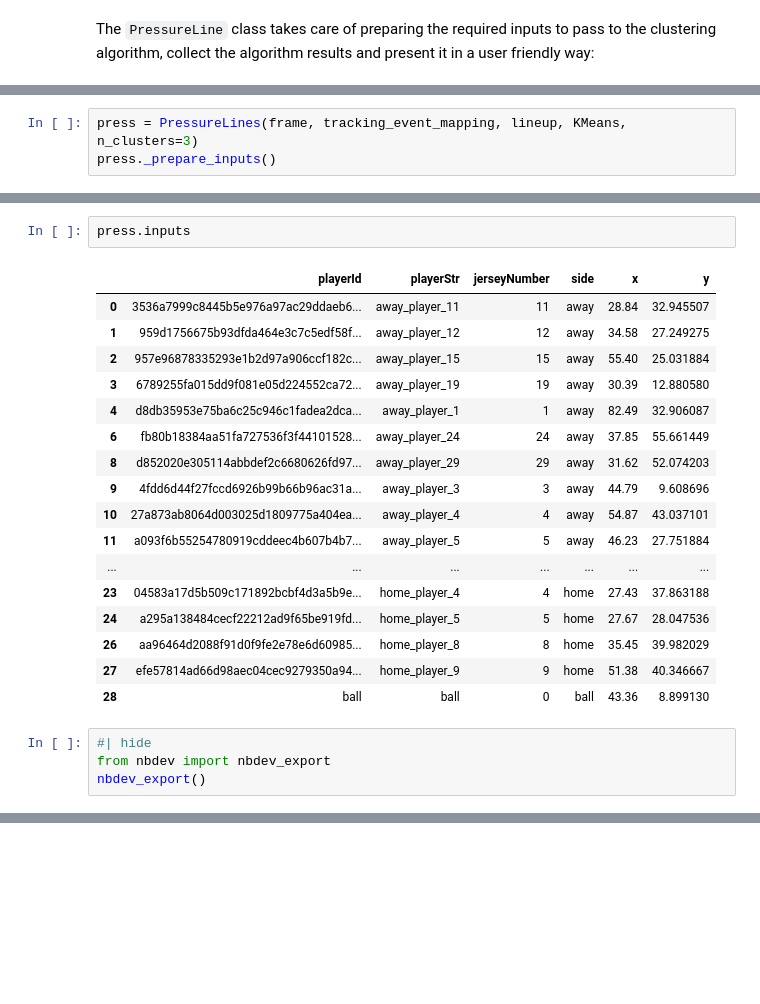
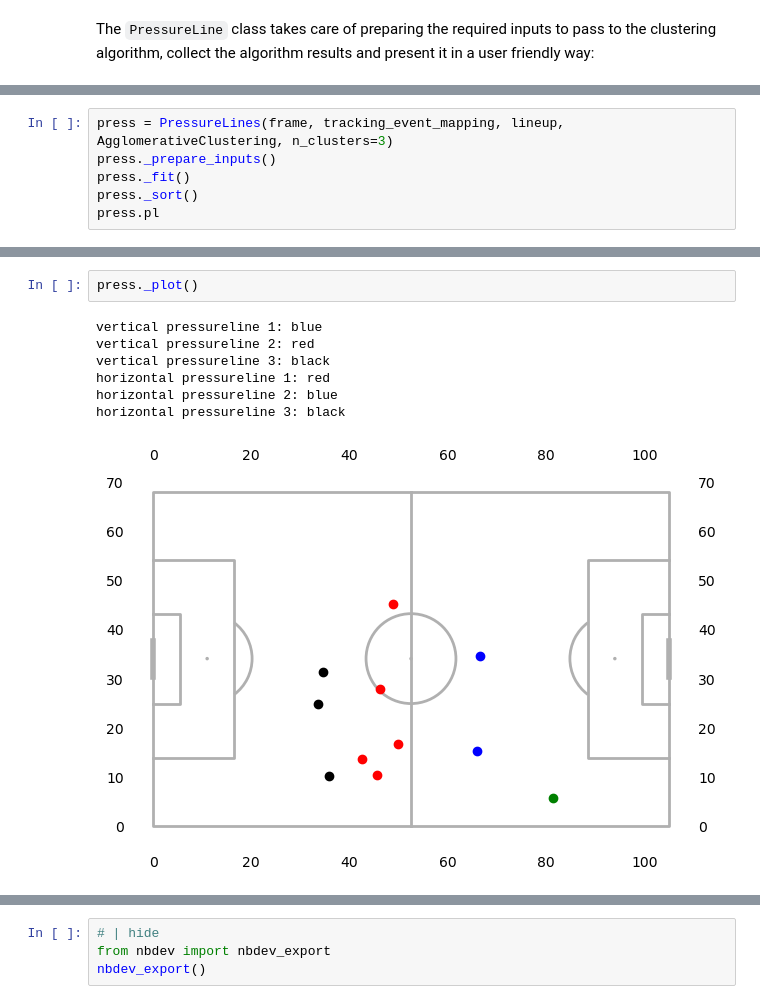
Before and after one commit to tkharrat/omniFeatures, a Jupyter notebook: nbs/01_pressurelines.ipynb, the cells around one changed output, grey strips where cells are left out. Drawn from its saved outputs; the diff is of its cells as text; blank space fills up the shorter version.

```diff
--- a/nbs/01_pressurelines.ipynb
+++ b/nbs/01_pressurelines.ipynb
@@ -96,3 +255,6 @@ class PressureLines:
 # %%
-press = PressureLines(frame, tracking_event_mapping, lineup, KMeans, n_clusters=3)
+press = PressureLines(frame, tracking_event_mapping, lineup, AgglomerativeClustering, n_clusters=3)
 press._prepare_inputs()
+press._fit()
+press._sort()
+press.pl
@@ -99,24 +264,10 @@ press._prepare_inputs()
-# %%
-press.inputs
-# %% [output]
-|  | playerId | playerStr | jerseyNumber | side | x | y |
-| 0 | 3536a7999c8445b5e976a97ac29ddaeb6... | away_player_11 | 11 | away | 28.84 | 32.945507 |
-| 1 | 959d1756675b93dfda464e3c7c5edf58f... | away_player_12 | 12 | away | 34.58 | 27.249275 |
-| 2 | 957e96878335293e1b2d97a906ccf182c... | away_player_15 | 15 | away | 55.40 | 25.031884 |
-| 3 | 6789255fa015dd9f081e05d224552ca72... | away_player_19 | 19 | away | 30.39 | 12.880580 |
-| 4 | d8db35953e75ba6c25c946c1fadea2dca... | away_player_1 | 1 | away | 82.49 | 32.906087 |
-| 6 | fb80b18384aa51fa727536f3f44101528... | away_player_24 | 24 | away | 37.85 | 55.661449 |
-| 8 | d852020e305114abbdef2c6680626fd97... | away_player_29 | 29 | away | 31.62 | 52.074203 |
-| 9 | 4fdd6d44f27fccd6926b99b66b96ac31a... | away_player_3 | 3 | away | 44.79 | 9.608696 |
-| 10 | 27a873ab8064d003025d1809775a404ea... | away_player_4 | 4 | away | 54.87 | 43.037101 |
-| 11 | a093f6b55254780919cddeec4b607b4b7... | away_player_5 | 5 | away | 46.23 | 27.751884 |
-| ... | ... | ... | ... | ... | ... | ... |
-| 23 | 04583a17d5b509c171892bcbf4d3a5b9e... | home_player_4 | 4 | home | 27.43 | 37.863188 |
-| 24 | a295a138484cecf22212ad9f65be919fd... | home_player_5 | 5 | home | 27.67 | 28.047536 |
-| 26 | aa96464d2088f91d0f9fe2e78e6d60985... | home_player_8 | 8 | home | 35.45 | 39.982029 |
-| 27 | efe57814ad66d98aec04cec9279350a94... | home_player_9 | 9 | home | 51.38 | 40.346667 |
-| 28 | ball | ball | 0 | ball | 43.36 | 8.899130 |
-# %%
-#| hide
-from nbdev import nbdev_export
-nbdev_export()
+# %%
+press._plot()
+# %% [output]
+vertical pressureline 1: blue
+vertical pressureline 2: red
+vertical pressureline 3: black
+horizontal pressureline 1: red
+horizontal pressureline 2: blue
+horizontal pressureline 3: black
+[figure, added]
@@ -122,0 +275,4 @@ nbdev_export()
+# %%
+# | hide
+from nbdev import nbdev_export
+nbdev_export()
```
Also changed, not shown: parts of 4 cells of this notebook, 2 other files.
